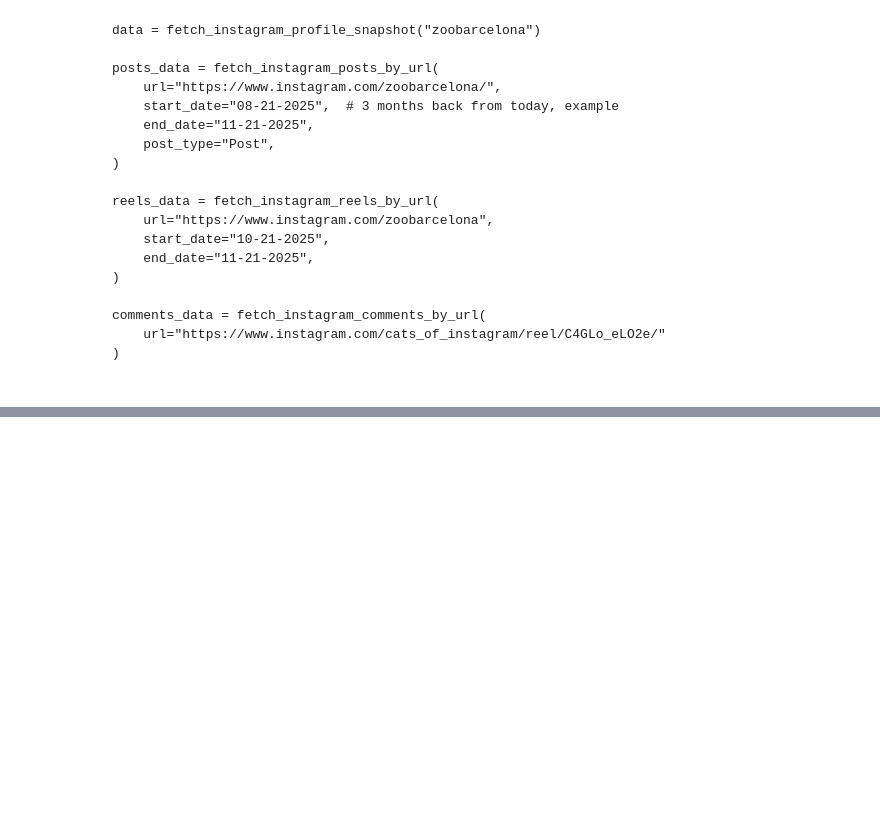
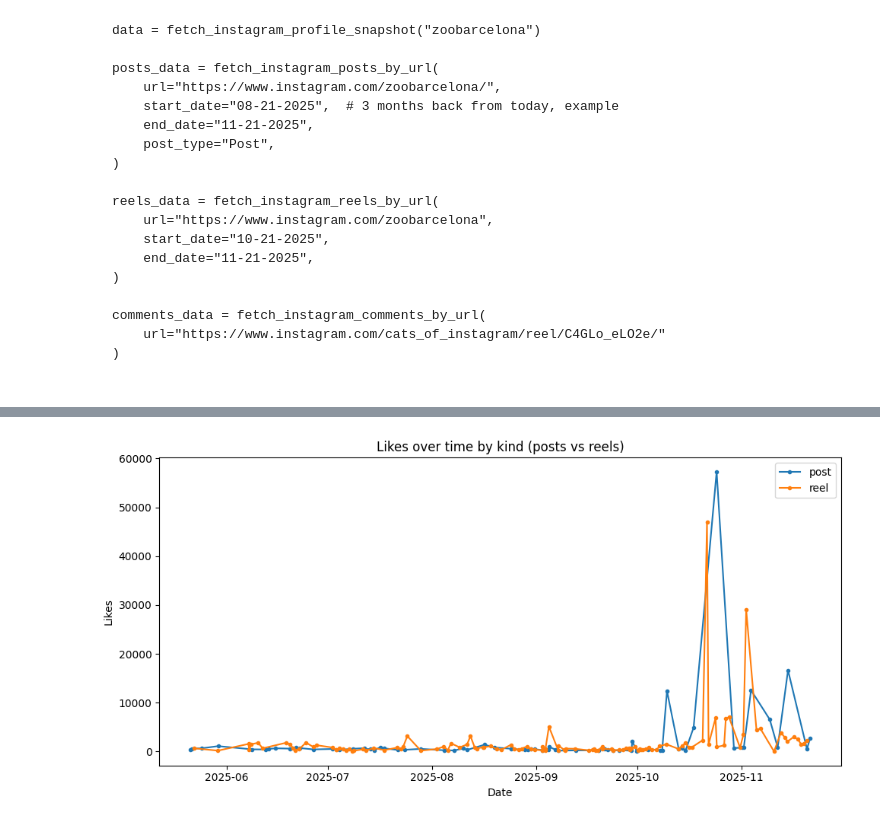
Before and after one commit to wykra-io/wykra-api-python, a Jupyter notebook: research/analysis.ipynb, the cells around one changed output, grey strips where cells are left out. Cells and saved outputs as stored; diff of their text form; code cells hidden in the pictures; blank space fills up the shorter version.

Commit message:
Bd insta analysis (#5)
* added functions for scrapping

* added analysis and profiles json

* deleted jsons from search week

* added profiles short analysis

* added analysis

```diff
--- a/research/analysis.ipynb
+++ b/research/analysis.ipynb
@@ -780,0 +655,15 @@ plt.show()
+# %%
+test_profile = '_liullland'
+
+posts_data = fetch_instagram_posts_by_url(
+    url=f"https://www.instagram.com/{test_profile}/",
+    start_date="05-21-2025",  # 6 months back from today
+    end_date="11-21-2025",
+    post_type="Post",
+)
+
+reels_data = fetch_instagram_reels_by_url(
+    url=f"https://www.instagram.com/{test_profile}",
+    start_date="05-21-2025",
+    end_date="11-21-2025",
+)
@@ -780,0 +1044,67 @@ plt.show()
+# %%
+import pandas as pd
+import matplotlib.pyplot as plt
+
+df = df.copy()
+
+df["date_posted"] = pd.to_datetime(df["date_posted"], utc=True, errors="coerce")
+df = df.dropna(subset=["date_posted"])
+
+df["date"] = df["date_posted"].dt.date
+df["month"] = df["date_posted"].dt.to_period("M").dt.to_timestamp()
+df["hour"] = df["date_posted"].dt.hour
+
+plt.figure(figsize=(10, 5))
+for kind in df["kind"].unique():
+    subset = df[df["kind"] == kind]
+    subset_sorted = subset.sort_values("date_posted")
+    plt.plot(subset_sorted["date_posted"], subset_sorted["likes"], marker=".", linestyle="-", label=kind)
+
+plt.xlabel("Date")
+plt.ylabel("Likes")
+plt.title("Likes over time by kind (posts vs reels)")
+plt.legend()
+plt.tight_layout()
+plt.show()
+
+
+plt.figure(figsize=(8, 4))
+df["hour"].value_counts().sort_index().plot(kind="bar")
+plt.xlabel("Hour of day")
+plt.ylabel("Number of posts")
+plt.title("Posting hours distribution")
+plt.tight_layout()
+plt.show()
+
+def extract_hashtags(series):
+    all_tags = []
+    for item in series.dropna():
+        if isinstance(item, list):
+            all_tags.extend(item)
+    return pd.Series(all_tags)
+
+hashtags_series = extract_hashtags(df["hashtags"])
+top_tags = hashtags_series.value_counts().head(15)
+
+plt.figure(figsize=(8, 6))
+top_tags.sort_values().plot(kind="barh")
+plt.xlabel("Count")
+plt.ylabel("Hashtag")
+plt.title("Top hashtags")
+plt.tight_layout()
+plt.show()
+
+if "views" in df.columns:
+    reels = df[df["kind"] == "reel"].dropna(subset=["views", "likes"])
+    if not reels.empty:
+        plt.figure(figsize=(6, 5))
+        plt.scatter(reels["views"], reels["likes"])
+        plt.xscale("log")
+        plt.yscale("log")
+        plt.xlabel("Views (log scale)")
+        plt.ylabel("Likes (log scale)")
+        plt.title("Reels: views vs likes")
+        plt.tight_layout()
+        plt.show()
+# %% [output]
+[figure, added]
```
Also changed, not shown: parts of 16 cells of this notebook, 1 other file.
